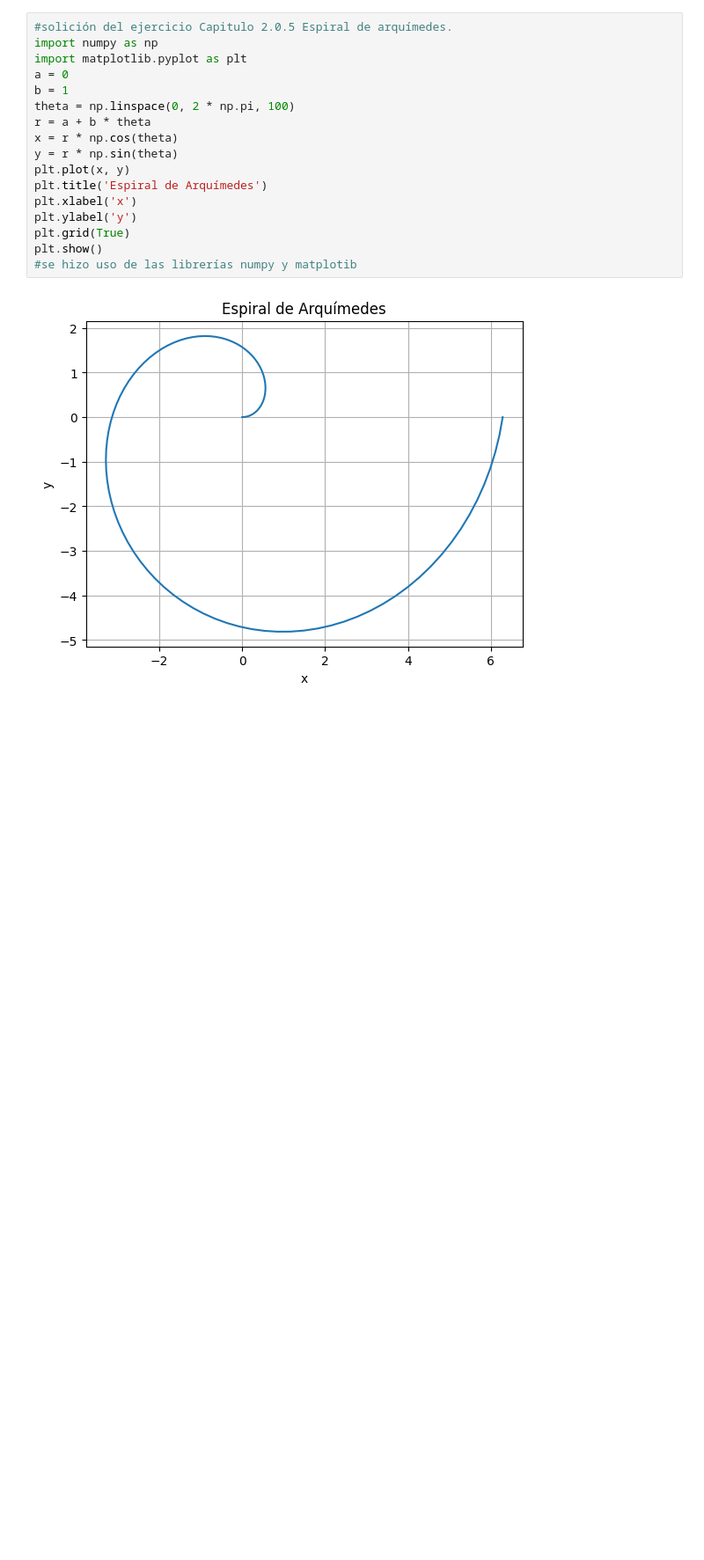
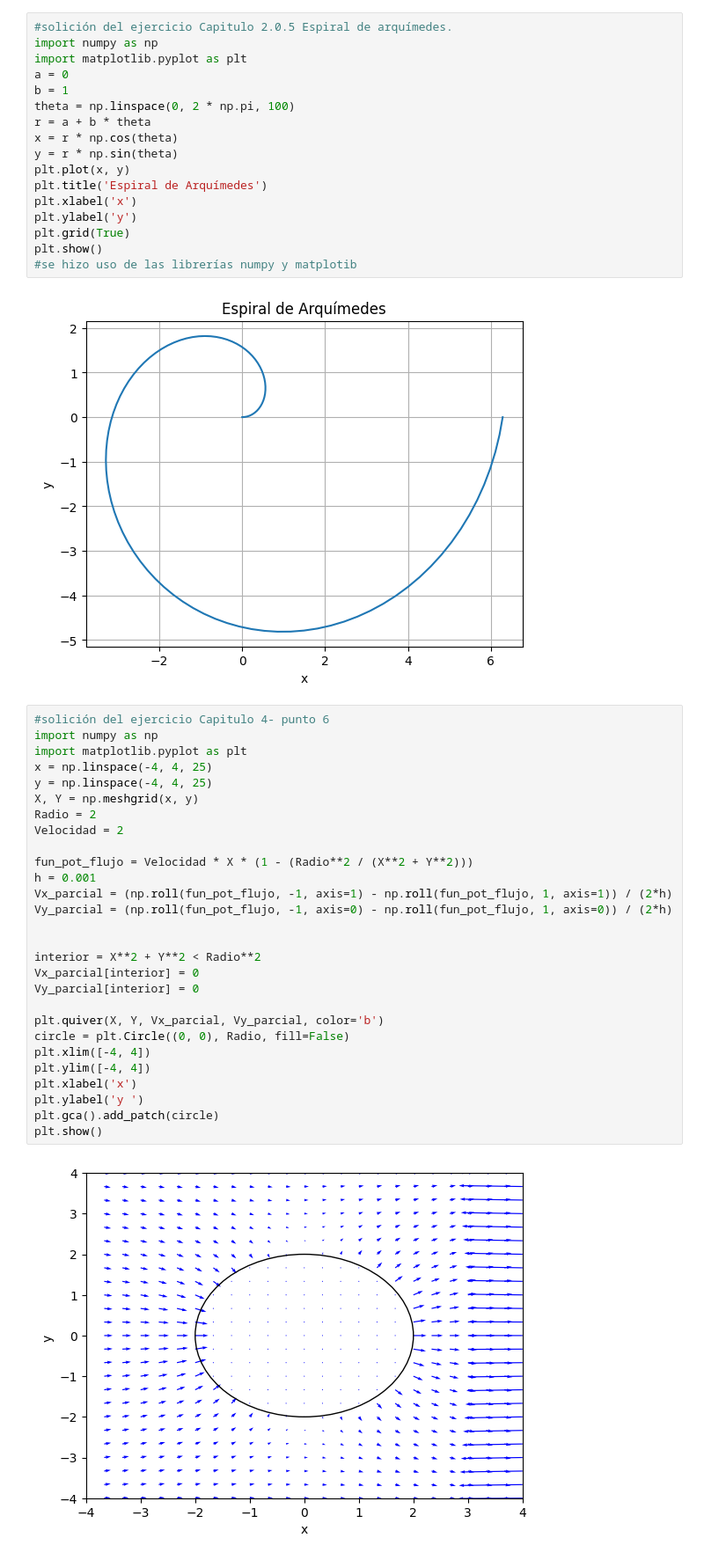
Before and after one commit to emelyck/M-todos_Computacionales, a Jupyter notebook: Tarea1.ipynb, the cells around one changed output. Shown at 88% size. Cells and saved outputs as stored; diff of their text form; blank space fills up the shorter version.

```diff
--- a/Tarea1.ipynb
+++ b/Tarea1.ipynb
@@ -37,3 +37,33 @@ plt.show()
 #se hizo uso de las librerías numpy y matplotib
 # %% [output]
 [figure]
+# %%
+#solición del ejercicio Capitulo 4- punto 6
+import numpy as np
+import matplotlib.pyplot as plt
+x = np.linspace(-4, 4, 25)
+y = np.linspace(-4, 4, 25)
+X, Y = np.meshgrid(x, y)
+Radio = 2
+Velocidad = 2
+
+fun_pot_flujo = Velocidad * X * (1 - (Radio**2 / (X**2 + Y**2)))
+h = 0.001
+Vx_parcial = (np.roll(fun_pot_flujo, -1, axis=1) - np.roll(fun_pot_flujo, 1, axis=1)) / (2*h)
+Vy_parcial = (np.roll(fun_pot_flujo, -1, axis=0) - np.roll(fun_pot_flujo, 1, axis=0)) / (2*h)
+
+
+interior = X**2 + Y**2 < Radio**2
+Vx_parcial[interior] = 0
+Vy_parcial[interior] = 0
+
+plt.quiver(X, Y, Vx_parcial, Vy_parcial, color='b')
+circle = plt.Circle((0, 0), Radio, fill=False)
+plt.xlim([-4, 4])
+plt.ylim([-4, 4])
+plt.xlabel('x')
+plt.ylabel('y ')
+plt.gca().add_patch(circle)
+plt.show()
+# %% [output]
+[figure, added]
```
